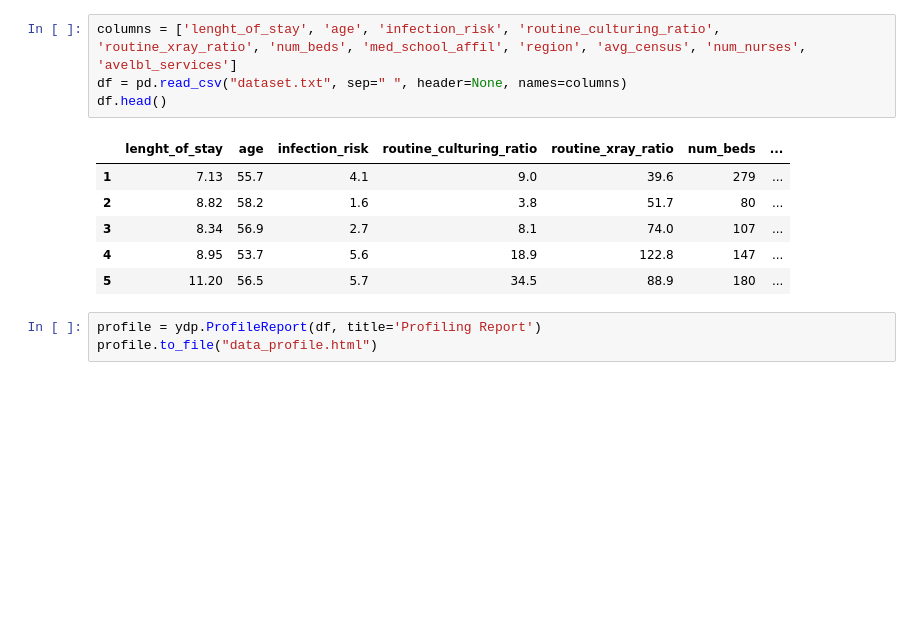
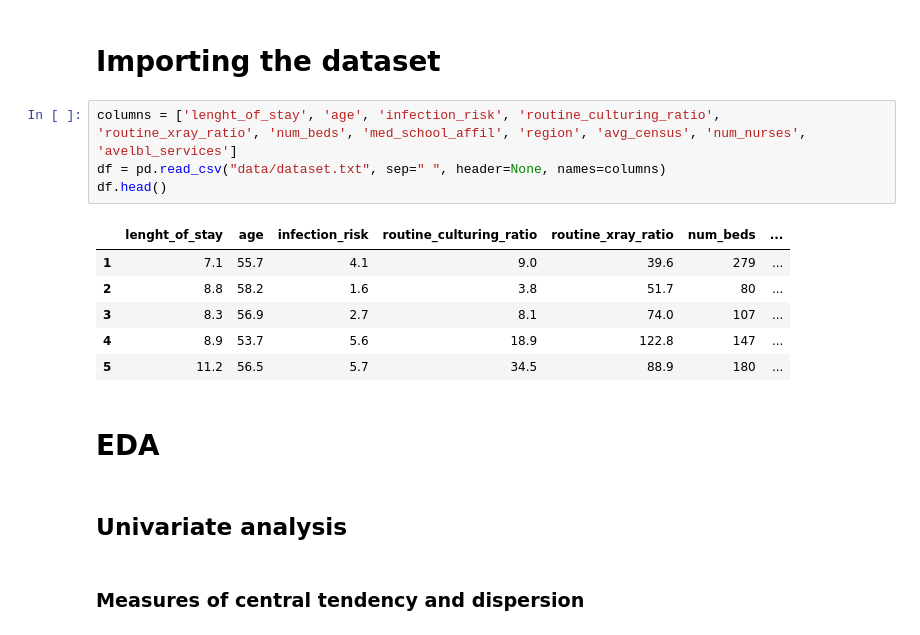
Before and after one commit to DaviGiordano/modeling-risk-infection, a Jupyter notebook: eda.ipynb, the cells around one changed output. Saved outputs shown, nothing was run; the diff lists cells and outputs as text; blank space fills up the shorter version.

```diff
--- a/eda.ipynb
+++ b/eda.ipynb
@@ -4,14 +11,19 @@ import ydata_profiling as ydp
+# %% [markdown]
+# Importing the dataset
 # %%
 columns = ['lenght_of_stay', 'age', 'infection_risk', 'routine_culturing_ratio', 'routine_xray_ratio', 'num_beds', 'med_school_affil', 'region', 'avg_census', 'num_nurses', 'avelbl_services']
-df = pd.read_csv("dataset.txt", sep=" ", header=None, names=columns)
+df = pd.read_csv("data/dataset.txt", sep=" ", header=None, names=columns)
 df.head()
 # %% [output]
 |  | lenght_of_stay | age | infection_risk | routine_culturing_ratio | routine_xray_ratio | num_beds | ... |
-| 1 | 7.13 | 55.7 | 4.1 | 9.0 | 39.6 | 279 | ... |
-| 2 | 8.82 | 58.2 | 1.6 | 3.8 | 51.7 | 80 | ... |
-| 3 | 8.34 | 56.9 | 2.7 | 8.1 | 74.0 | 107 | ... |
-| 4 | 8.95 | 53.7 | 5.6 | 18.9 | 122.8 | 147 | ... |
-| 5 | 11.20 | 56.5 | 5.7 | 34.5 | 88.9 | 180 | ... |
+| 1 | 7.1 | 55.7 | 4.1 | 9.0 | 39.6 | 279 | ... |
+| 2 | 8.8 | 58.2 | 1.6 | 3.8 | 51.7 | 80 | ... |
+| 3 | 8.3 | 56.9 | 2.7 | 8.1 | 74.0 | 107 | ... |
+| 4 | 8.9 | 53.7 | 5.6 | 18.9 | 122.8 | 147 | ... |
+| 5 | 11.2 | 56.5 | 5.7 | 34.5 | 88.9 | 180 | ... |
-# %%
-profile = ydp.ProfileReport(df, title='Profiling Report')
-profile.to_file("data_profile.html")
+# %% [markdown]
+# EDA
+# %% [markdown]
+## Univariate analysis
+# %% [markdown]
+### Measures of central tendency and dispersion
```
Also changed, not shown: parts of 25 cells of this notebook, 14 other files.
